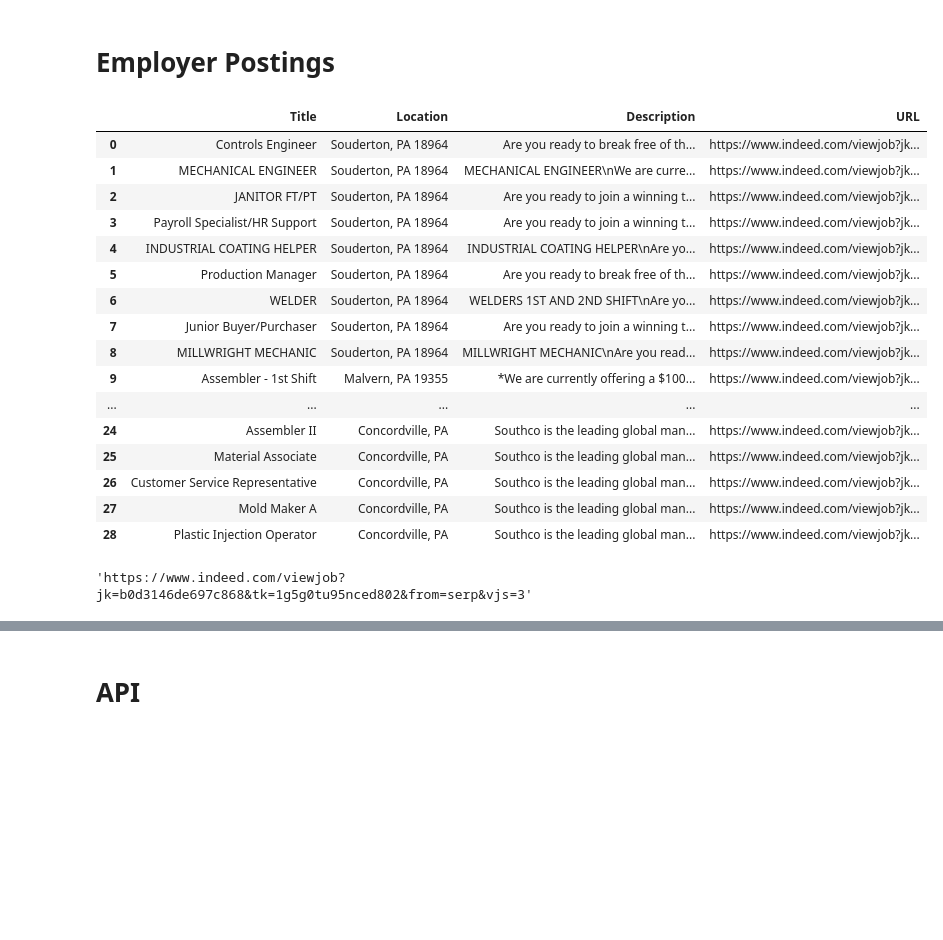
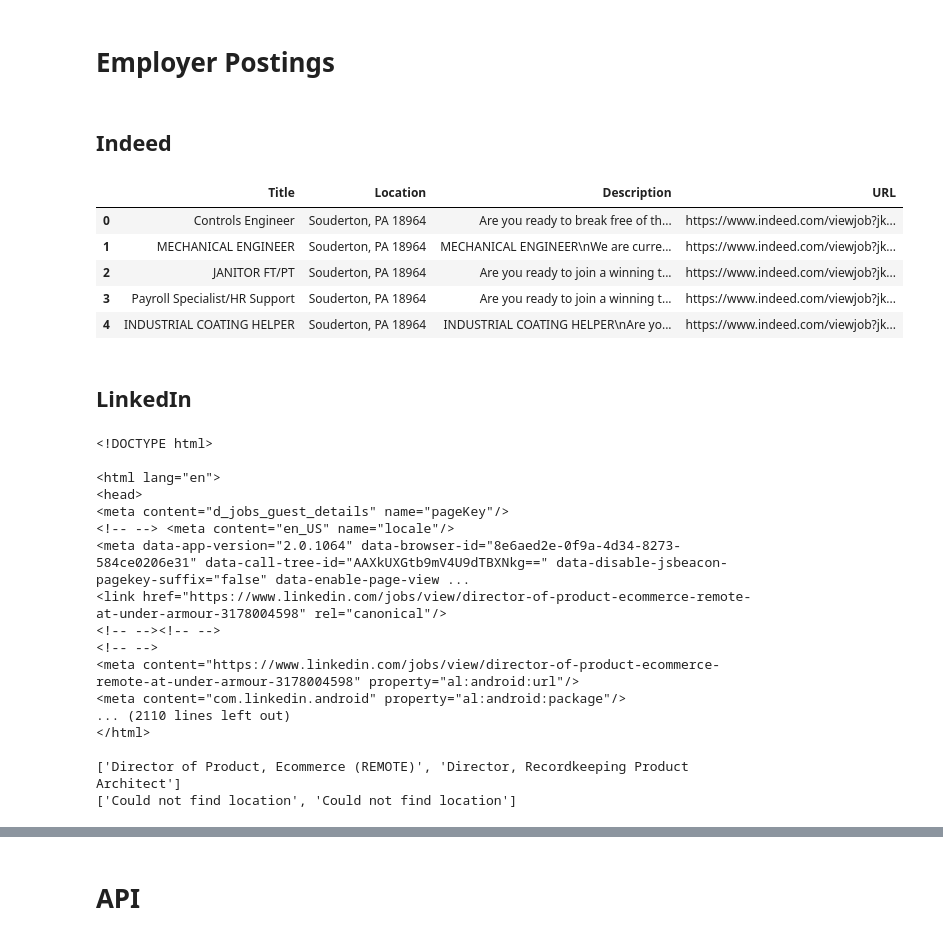
Before and after one commit to Colin-Bryan/TiO-Job-Connections, a Jupyter notebook: notebooks/Prototype.ipynb, the cells around one changed output, grey strips where cells are left out. Drawn from its saved outputs; the diff is of its cells as text; code cells hidden in the pictures; blank space fills up the shorter version.

```diff
--- a/notebooks/Prototype.ipynb
+++ b/notebooks/Prototype.ipynb
@@ -8,23 +26,7 @@ from bs4 import BeautifulSoup
+# %% [markdown]
+## Indeed
 # %%
-# Specify path of employer postings:
-# CB 7.16 - In future, read this from hosted db. For now, Excel file will suffice
-path = "C://Users//Colin Bryan//Documents//Personal//TiO//TiO-Job-Connections//data//TiO - Employer Partner Job Postings.xlsx"
-
-# Create employer postings dataframe and return URLs
-def get_employer_postings(path):
-
-    # Read file path into dataframe
-    postings_df = pd.read_excel(path)
-
-    # Drop NaNs
-    postings_df.dropna(subset = ['Opening URL'], inplace = True)
-
-    # Save URLs into a list
-    url_list = list(postings_df['Opening URL'])
-
-    return postings_df, url_list
-
-def scrape_indeed_postings(url_list):
+def scrape_job_postings(url_list):
 
     # Create list of indeed_postings onl
     indeed_url_list = []
@@ -97,26 +99,13 @@ employer_df, url_list = get_employer_postings(path)
 # %%
 df = scrape_indeed_postings(url_list)
 # %%
-df
+df.head()
 # %% [output]
 |  | Title | Location | Description | URL |
 | 0 | Controls Engineer | Souderton, PA 18964 | Are you ready to break free of th... | https://www.indeed.com/viewjob?jk... |
 | 1 | MECHANICAL ENGINEER | Souderton, PA 18964 | MECHANICAL ENGINEER\nWe are curre... | https://www.indeed.com/viewjob?jk... |
 | 2 | JANITOR FT/PT | Souderton, PA 18964 | Are you ready to join a winning t... | https://www.indeed.com/viewjob?jk... |
 | 3 | Payroll Specialist/HR Support | Souderton, PA 18964 | Are you ready to join a winning t... | https://www.indeed.com/viewjob?jk... |
 | 4 | INDUSTRIAL COATING HELPER | Souderton, PA 18964 | INDUSTRIAL COATING HELPER\nAre yo... | https://www.indeed.com/viewjob?jk... |
-| 5 | Production Manager | Souderton, PA 18964 | Are you ready to break free of th... | https://www.indeed.com/viewjob?jk... |
-| 6 | WELDER | Souderton, PA 18964 | WELDERS 1ST AND 2ND SHIFT\nAre yo... | https://www.indeed.com/viewjob?jk... |
-| 7 | Junior Buyer/Purchaser | Souderton, PA 18964 | Are you ready to join a winning t... | https://www.indeed.com/viewjob?jk... |
-| 8 | MILLWRIGHT MECHANIC | Souderton, PA 18964 | MILLWRIGHT MECHANIC\nAre you read... | https://www.indeed.com/viewjob?jk... |
-| 9 | Assembler - 1st Shift | Malvern, PA 19355 | *We are currently offering a $100... | https://www.indeed.com/viewjob?jk... |
-| ... | ... | ... | ... | ... |
-| 24 | Assembler II | Concordville, PA | Southco is the leading global man... | https://www.indeed.com/viewjob?jk... |
-| 25 | Material Associate | Concordville, PA | Southco is the leading global man... | https://www.indeed.com/viewjob?jk... |
-| 26 | Customer Service Representative | Concordville, PA | Southco is the leading global man... | https://www.indeed.com/viewjob?jk... |
-| 27 | Mold Maker A | Concordville, PA | Southco is the leading global man... | https://www.indeed.com/viewjob?jk... |
-| 28 | Plastic Injection Operator | Concordville, PA | Southco is the leading global man... | https://www.indeed.com/viewjob?jk... |
-# %%
-df.iloc[9,3]
-# %% [output]
-'https://www.indeed.com/viewjob?jk=b0d3146de697c868&tk=1g5g0tu95nced802&from=serp&vjs=3'
+# %% [markdown]
+## LinkedIn
@@ -122,0 +193,20 @@ df.iloc[9,3]
+# %%
+df = scrape_job_postings(url_list)
+# %% [output]
+<!DOCTYPE html>
+
+<html lang="en">
+<head>
+<meta content="d_jobs_guest_details" name="pageKey"/>
+<!-- --> <meta content="en_US" name="locale"/>
+<meta data-app-version="2.0.1064" data-browser-id="8e6aed2e-0f9a-4d34-8273-584ce0206e31" data-call-tree-id="AAXkUXGtb9mV4U9dTBXNkg==" data-disable-jsbeacon-pagekey-suffix="false" data-enable-page-view ...
+<link href="https://www.linkedin.com/jobs/view/director-of-product-ecommerce-remote-at-under-armour-3178004598" rel="canonical"/>
+<!-- --><!-- -->
+<!-- -->
+<meta content="https://www.linkedin.com/jobs/view/director-of-product-ecommerce-remote-at-under-armour-3178004598" property="al:android:url"/>
+<meta content="com.linkedin.android" property="al:android:package"/>
+... (2110 lines left out)
+</html>
+
+['Director of Product, Ecommerce (REMOTE)', 'Director, Recordkeeping Product Architect']
+['Could not find location', 'Could not find location']
```
Also changed, not shown: parts of 5 cells of this notebook.
